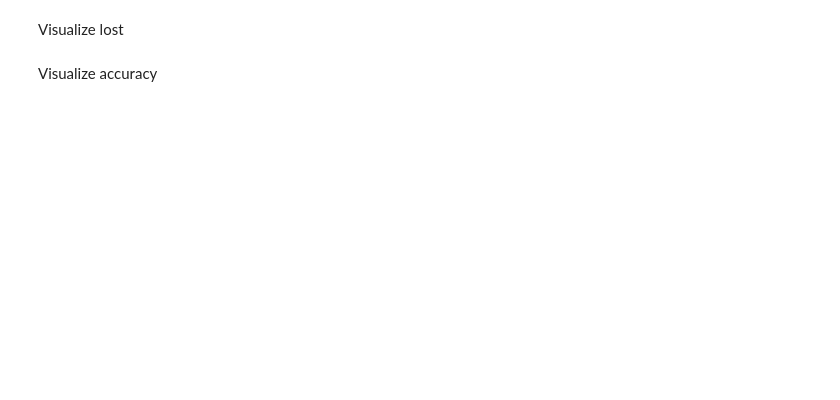
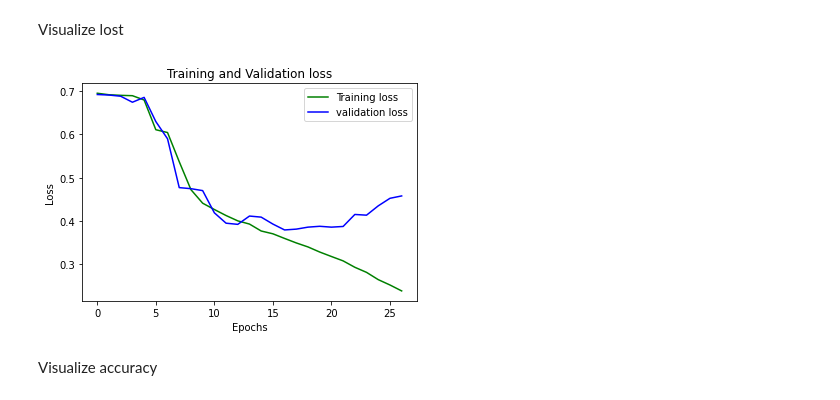
Before and after one commit to lephuocdat2000/Tu-hu, a Jupyter notebook: Description.ipynb, the cells around one changed output. Saved outputs shown, nothing was run; the diff lists cells and outputs as text; code cells hidden in the pictures; blank space fills up the shorter version.

```diff
--- a/Description.ipynb
+++ b/Description.ipynb
@@ -301,16 +298,18 @@ Visualize lost
 # %%
 import matplotlib.pyplot as plt
 
-loss_train = history.history['train_loss']
+loss_train = history.history['loss']
 loss_val = history.history['val_loss']
-epochs = range(1,20)
+epochs = range(0,27)
 plt.plot(epochs, loss_train, 'g', label='Training loss')
 plt.plot(epochs, loss_val, 'b', label='validation loss')
 plt.title('Training and Validation loss')
 plt.xlabel('Epochs')
 plt.ylabel('Loss')
 plt.legend()
 plt.show()
+# %% [output]
+[figure, added]
 # %% [markdown]
 Visualize accuracy
 # %%
```
Also changed, not shown: parts of 17 cells of this notebook.
